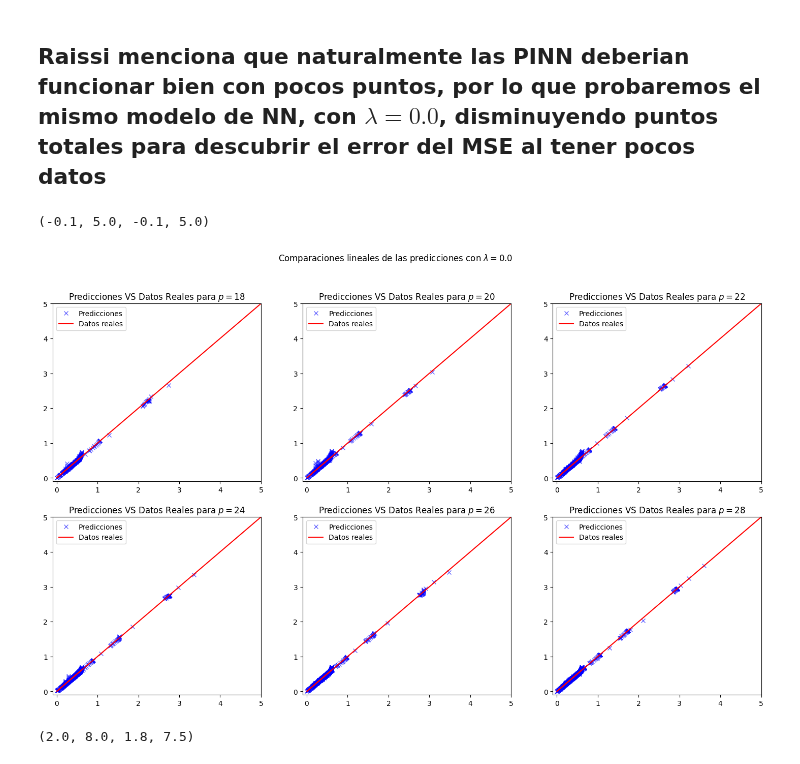
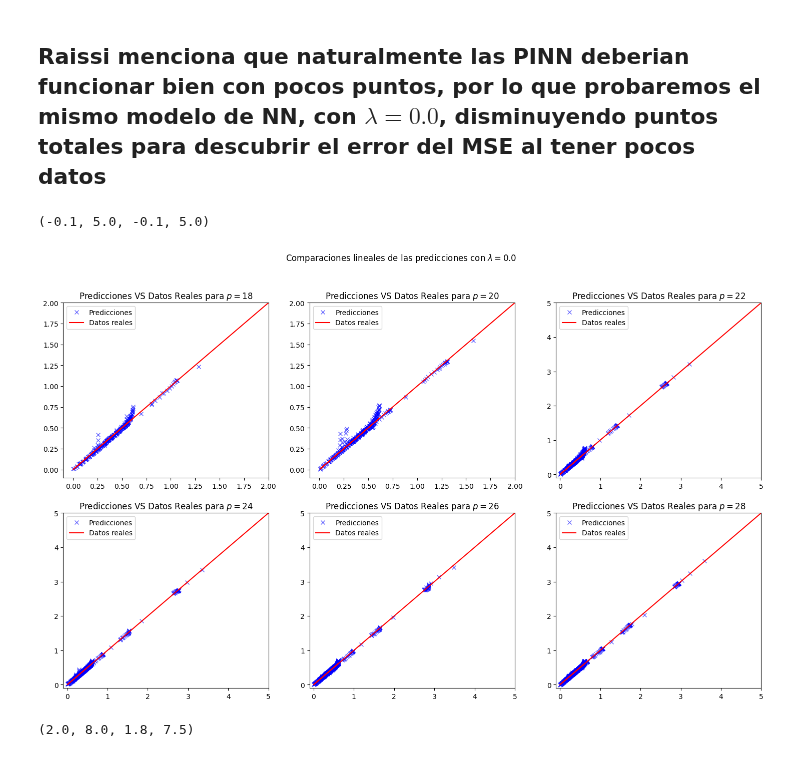
Before and after one commit to AstroDolan/ML-team, a Jupyter notebook: PINN-Thesis/Lambda-Testing/Lambda/Plot-PINN-Testing.ipynb, the cells around one changed output. Drawn from its saved outputs; the diff is of its cells as text; code cells hidden in the pictures.

Commit message:
Avances plotting para diferentes puntos

```diff
--- a/PINN-Thesis/Lambda-Testing/Lambda/Plot-PINN-Testing.ipynb
+++ b/PINN-Thesis/Lambda-Testing/Lambda/Plot-PINN-Testing.ipynb
@@ -355,36 +355,36 @@ fig.suptitle('Comparaciones lineales de las predicciones con $\lambda=0.0$')
 ax1.plot(l18[0,:], l18[1,:],'x', label="Predicciones", color='blue', alpha=0.6)
 ax1.plot(l18[0,:], l18[0,:], color='red', label='Datos reales')
 ax1.legend()
 ax1.set_title("Predicciones VS Datos Reales para $p=18$")
-ax1.axis([-0.1,5,0.-0.1,5])
+ax1.axis([-0.1,2,0.-0.1,2])
 ax2.plot(l20[0,:], l20[1,:],'x', label="Predicciones", color='blue', alpha=0.6)
 ax2.plot(l20[0,:], l20[0,:], color='red', label='Datos reales')
 ax2.legend()
 ax2.set_title("Predicciones VS Datos Reales para $p=20$")
-ax2.axis([-0.1,5,-0.1,5])
+ax2.axis([-0.1,2,-0.1,2])
 ax3.plot(l22[0,:], l22[1,:],'x', label="Predicciones", color='blue', alpha=0.6)
 ax3.plot(l22[0,:], l22[0,:], color='red', label='Datos reales')
 ax3.legend()
 ax3.set_title("Predicciones VS Datos Reales para $p=22$")
 ax3.axis([-0.1,5,-0.1,5])
 ax4.plot(l24[0,:], l24[1,:],'x', label="Predicciones", color='blue', alpha=0.6)
 ax4.plot(l24[0,:], l24[0,:], color='red', label='Datos reales')
 ax4.legend()
 ax4.set_title("Predicciones VS Datos Reales para $p=24$")
 ax4.axis([-0.1,5,-0.1,5])
 ax5.plot(l26[0,:], l26[1,:],'x', label="Predicciones", color='blue', alpha=0.6)
 ax5.plot(l26[0,:], l26[0,:], color='red', label='Datos reales')
 ax5.legend()
 ax5.set_title("Predicciones VS Datos Reales para $p=26$")
 ax5.axis([-0.1,5,-0.1,5])
 ax6.plot(l28[0,:], l28[1,:],'x', label="Predicciones", color='blue', alpha=0.6)
 ax6.plot(l28[0,:], l28[0,:], color='red', label='Datos reales')
 ax6.legend()
 ax6.set_title("Predicciones VS Datos Reales para $p=28$")
 ax6.axis([-0.1,5,-0.1,5])
 # %% [output]
 (-0.1, 5.0, -0.1, 5.0)
-[figure, old version]
+[figure, new version]
 # %%
 fig, ((ax1, ax2, ax3), (ax4, ax5, ax6)) = plt.subplots(2,3, figsize=(18, 10))
 fig.suptitle('Contour Plots')
```
Also changed, not shown: 37 other files.
